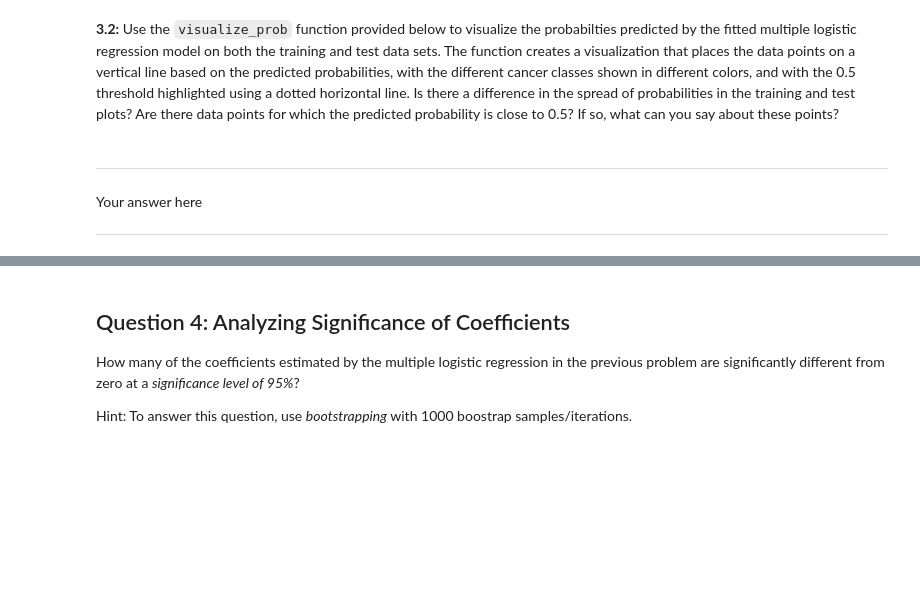
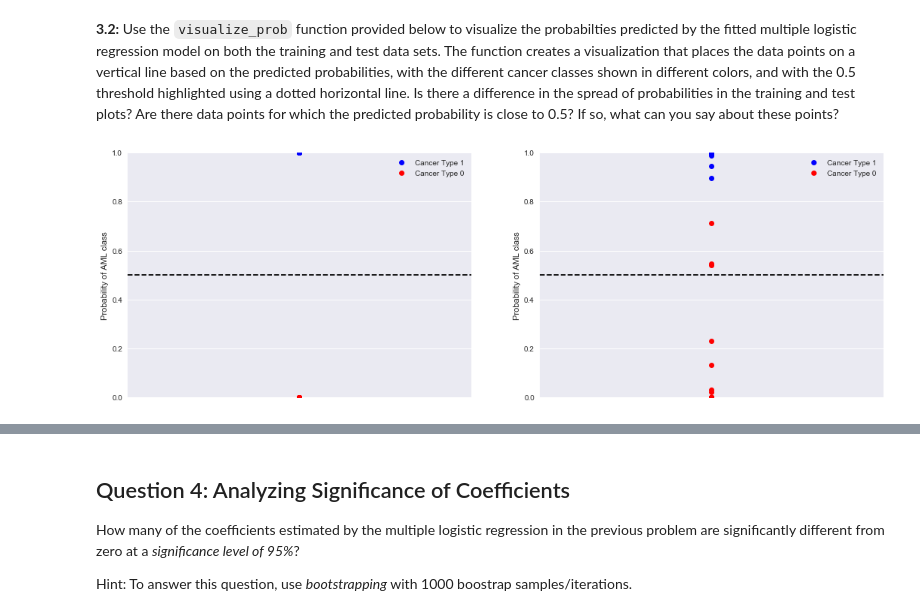
Before and after one commit to karanbhandarkar/CSCIS-109a-IntroductionToDataScience, a Jupyter notebook: Week 5/HW5/cs109_hw5.ipynb, the cells around one changed output, grey strips where cells are left out. Drawn from its saved outputs; the diff is of its cells as text; code cells hidden in the pictures; blank space fills up the shorter version.

```diff
--- a/Week 5/HW5/cs109_hw5.ipynb
+++ b/Week 5/HW5/cs109_hw5.ipynb
@@ -319,0 +315,6 @@ Your answer here
+# %%
+# your code here
+fitted_multi_lr = LogisticRegression(C=100000).fit(x_train, y_train)
+
+print("Train set score: {0:4.4}%".format(fitted_multi_lr.score(x_train, y_train)*100))
+print("Test set score: {0:4.4}%".format(fitted_multi_lr.score(x_test, y_test)*100))
@@ -324,5 +328,11 @@ Your answer here
-# %% [markdown]
-----
-Your answer here
-
-----
+# %%
+# your code here
+multi_logistic_train_prediction = fitted_multi_lr.predict(x_train)
+multi_logistic_test_prediction = fitted_multi_lr.predict(x_test)
+
+fig, ax = plt.subplots(1,2, figsize=(18,6))
+
+visualize_prob(fitted_multi_lr, x_train, y_train, ax[0])
+visualize_prob(fitted_multi_lr, x_test, y_test, ax[1])
+# %% [output]
+[figure, added]
```
Also changed, not shown: parts of 7 cells of this notebook.
